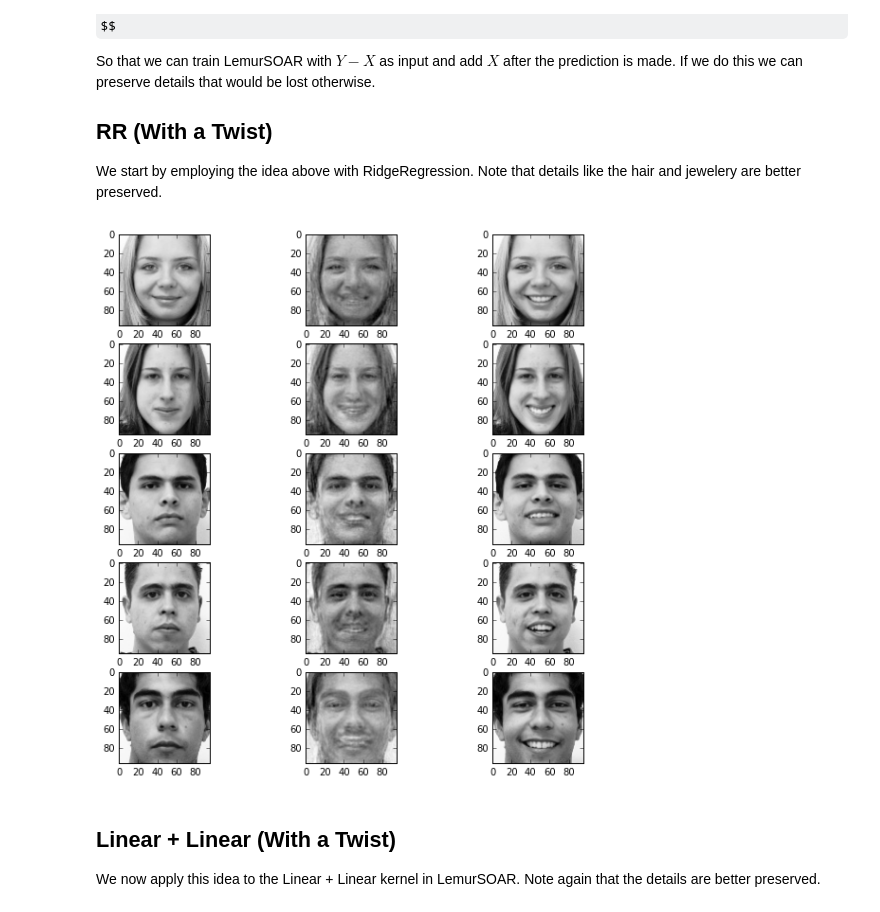
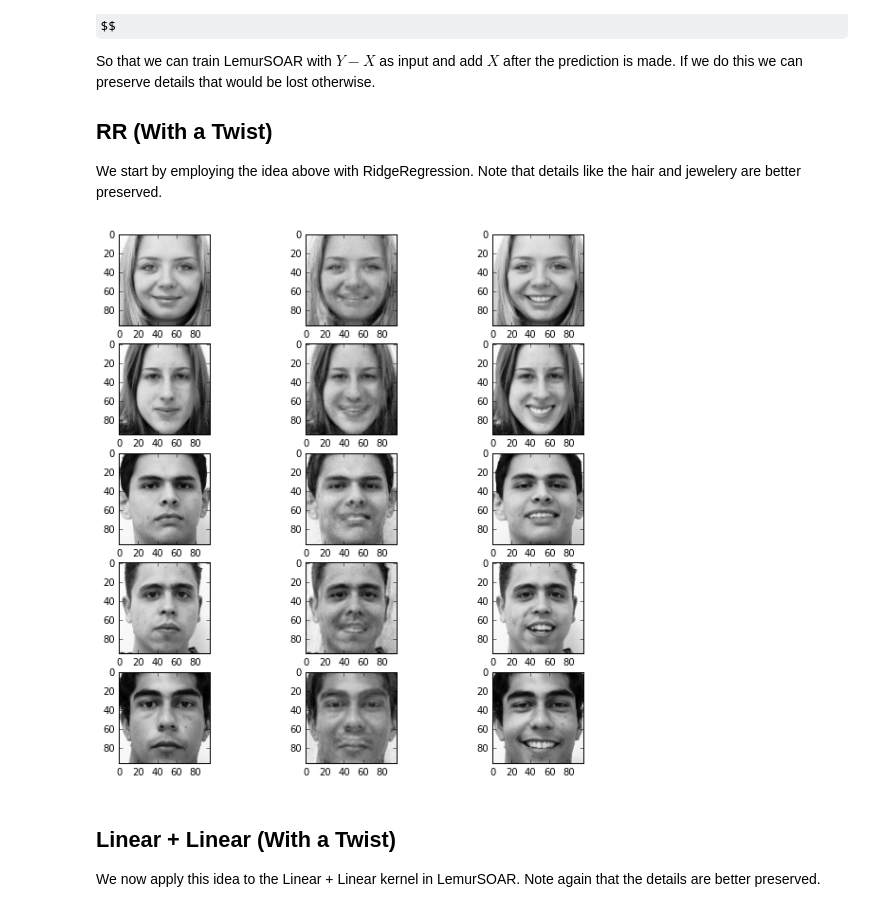
Before and after one commit to ehlemur-zz/BP, a Jupyter notebook: Structured Output Prediction (Faces).ipynb, the cells around one changed output. Saved outputs shown, nothing was run; the diff lists cells and outputs as text; code cells hidden in the pictures; some formulas as TeX source.

```diff
--- a/Structured Output Prediction (Faces).ipynb
+++ b/Structured Output Prediction (Faces).ipynb
@@ -337,11 +337,11 @@ We start by employing the idea above with RidgeRegression. Note that details lik
 # %%
 import sklearn.linear_model
 
-twist_ridge = sklearn.linear_model.Ridge(alpha=.1).fit(neutral_training_pca, smiling_training_pca - neutral_training_pca)
+twist_ridge = sklearn.linear_model.Ridge(alpha=40).fit(neutral_training_pca, smiling_training_pca - neutral_training_pca)
 twist_ridge_predictions = (twist_ridge.predict(neutral_test_pca) + neutral_test_pca).dot(V.T)
 lemur_util.plot_predictions(neutral_test, twist_ridge_predictions, smiling_test)
 # %% [output]
-[figure, old version]
+[figure, new version]
 # %% [markdown]
 ## Linear + Linear (With a Twist)
 
```
Also changed, not shown: parts of 4 cells of this notebook, 1 other file.
